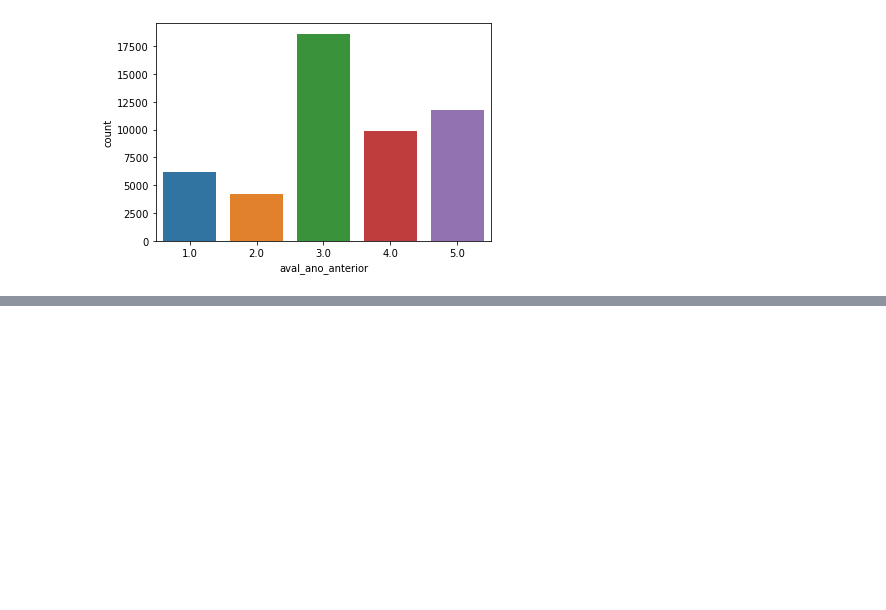
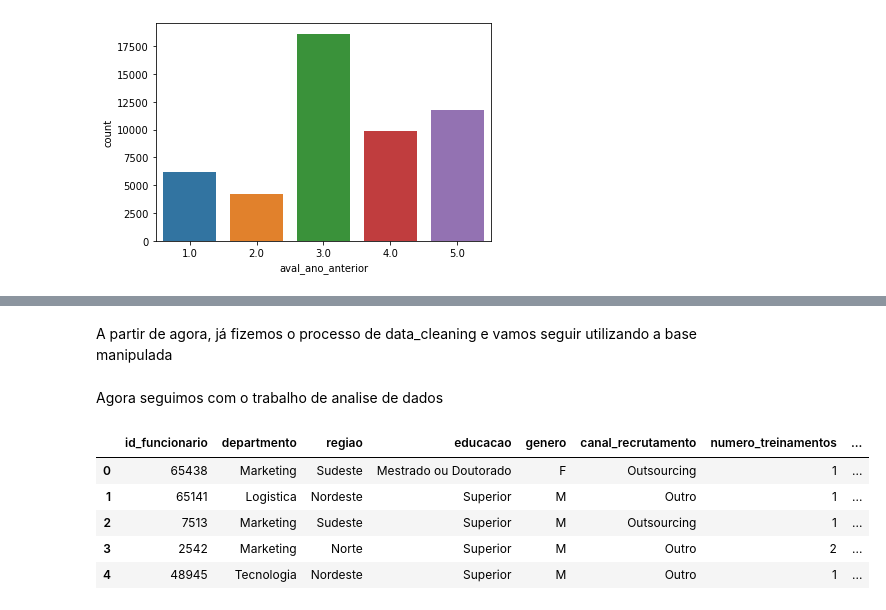
Before and after one commit to raphalopess/DataScienceAcademy-version02, a Jupyter notebook: MiniProjeto03.ipynb, the cells around one changed output, grey strips where cells are left out. Drawn from its saved outputs; the diff is of its cells as text; code cells hidden in the pictures; blank space fills up the shorter version.

```diff
--- a/MiniProjeto03.ipynb
+++ b/MiniProjeto03.ipynb
@@ -88,0 +174,14 @@ sns.countplot(dadosRH['aval_ano_anterior'])
+# %% [markdown]
+A partir de agora, já fizemos o processo de data_cleaning e vamos seguir utilizando a base manipulada
+# %% [markdown]
+Agora seguimos com o trabalho de analise de dados
+# %%
+dataset = pd.read_csv(r'C:\Users\raphael.lopes\OneDrive - ORIGO ENERGIA\Área de Trabalho\Bases\21-Cap13\dadosRH_modificado.csv')
+dataset.head()
+# %% [output]
+|  | id_funcionario | departmento | regiao | educacao | genero | canal_recrutamento | numero_treinamentos | ... |
+| 0 | 65438 | Marketing | Sudeste | Mestrado ou Doutorado | F | Outsourcing | 1 | ... |
+| 1 | 65141 | Logistica | Nordeste | Superior | M | Outro | 1 | ... |
+| 2 | 7513 | Marketing | Sudeste | Superior | M | Outsourcing | 1 | ... |
+| 3 | 2542 | Marketing | Norte | Superior | M | Outro | 2 | ... |
+| 4 | 48945 | Tecnologia | Nordeste | Superior | M | Outro | 1 | ... |
```
Also changed, not shown: parts of 17 cells of this notebook.
